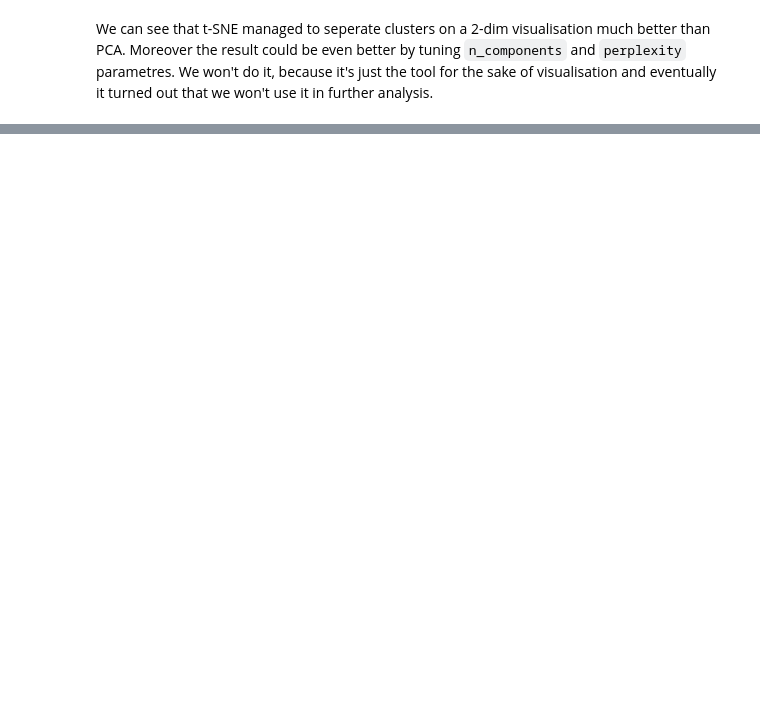
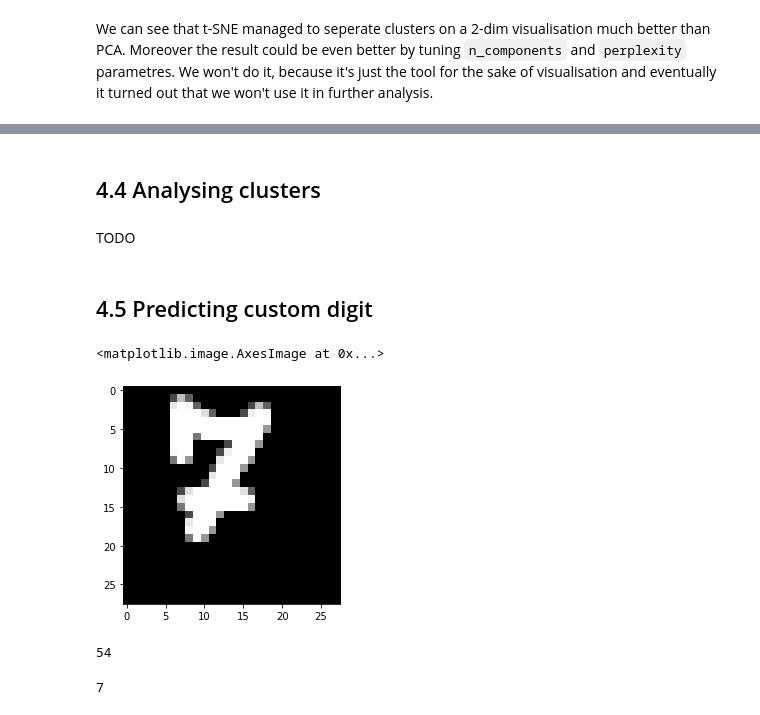
Before and after one commit to MiksuJak/mnist_recognition_project, a Jupyter notebook: FINAL/Final.ipynb, the cells around one changed output, grey strips where cells are left out. Saved outputs shown, nothing was run; the diff lists cells and outputs as text; code cells hidden in the pictures; blank space fills up the shorter version.

```diff
--- a/FINAL/Final.ipynb
+++ b/FINAL/Final.ipynb
@@ -236,0 +346,6 @@ We can see that t-SNE managed to seperate clusters on a 2-dim visualisation much
+# %% [markdown]
+## 4.4 Analysing clusters
+# %% [markdown]
+TODO
+# %% [markdown]
+## 4.5 Predicting custom digit
@@ -236,0 +356,19 @@ We can see that t-SNE managed to seperate clusters on a 2-dim visualisation much
+# %%
+plt.close()
+painted = io.imread("./test_new.png", as_grey=True)
+plt.imshow(painted, cmap=plt.get_cmap("gray"))
+# %% [output]
+<matplotlib.image.AxesImage at 0x...>
+[figure, added]
+# %%
+centr_distances_test = transformToDistances(painted)
+plt.close()
+primal_label = model.predict([centr_distances_test])[0]
+primal_label
+# %% [output]
+54
+# %%
+true_label = label_mapping[primal_label]
+true_label
+# %% [output]
+7
```
Also changed, not shown: parts of 26 cells of this notebook, 4 other files.
